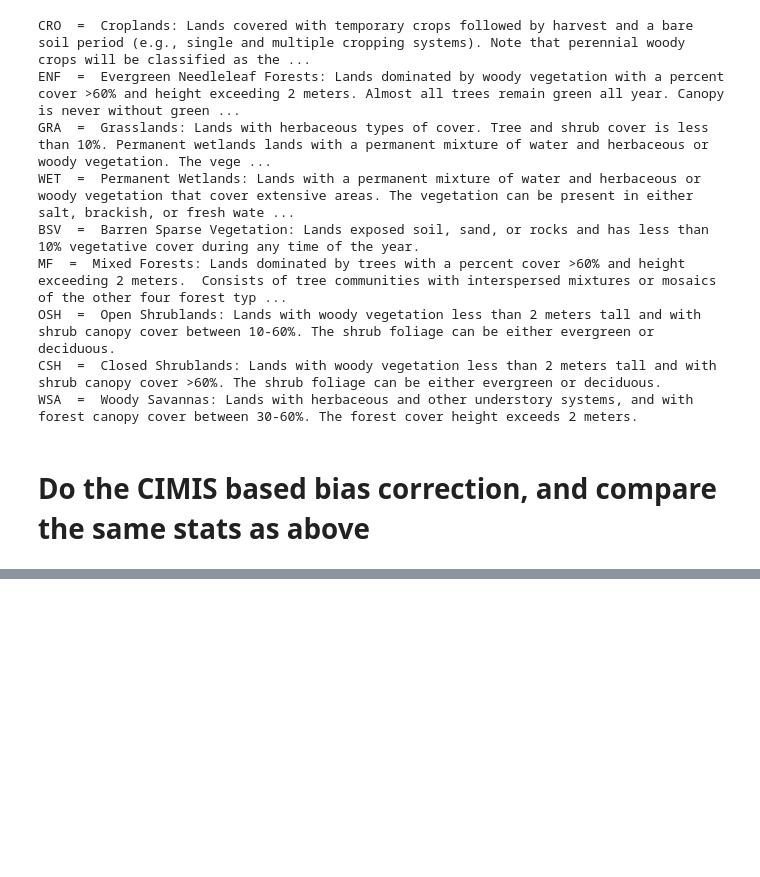
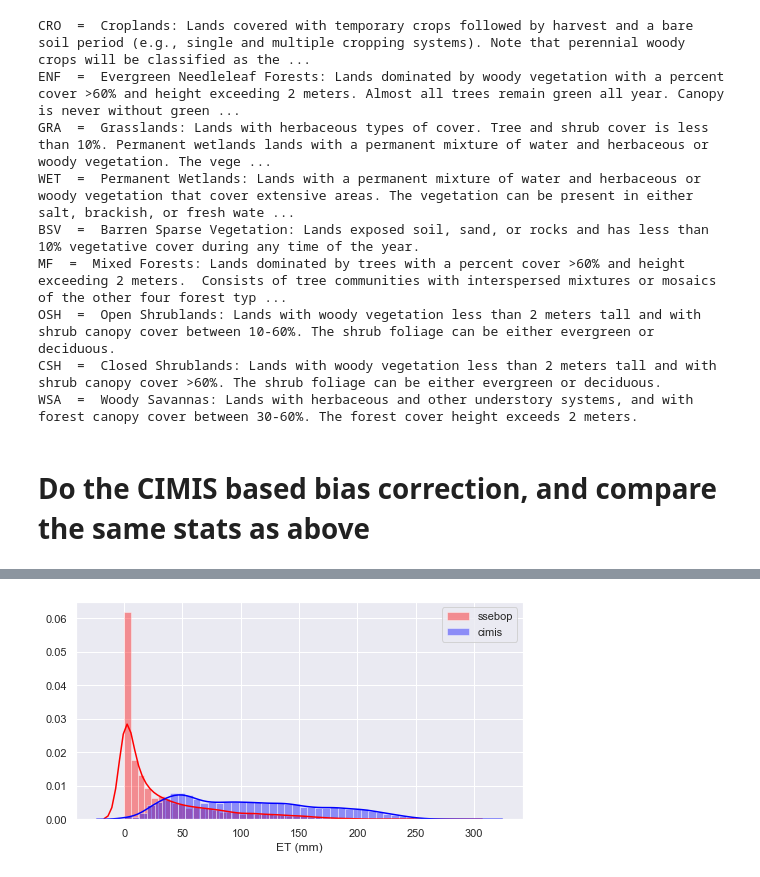
Before and after one commit to kashingtonDC/AmeriFlux, a Jupyter notebook: code/Assimilation.ipynb, the cells around one changed output, grey strips where cells are left out. Drawn from its saved outputs; the diff is of its cells as text; code cells hidden in the pictures; blank space fills up the shorter version.

```diff
--- a/code/Assimilation.ipynb
+++ b/code/Assimilation.ipynb
@@ -735,0 +795,11 @@ for i in outdirs[:]:
+# %%
+# Plot histograms and distributions
+
+plt.figure(figsize=(8,4))
+sns.distplot(valid.ssebop_et.astype(float), color = "red", label = "ssebop")
+sns.distplot(valid.cimis_et.astype(float), color= "blue", label = 'cimis')
+plt.xlabel("ET (mm)")
+plt.legend()
+plt.show()
+# %% [output]
+[figure, added]
```
Also changed, not shown: parts of 32 cells of this notebook.
